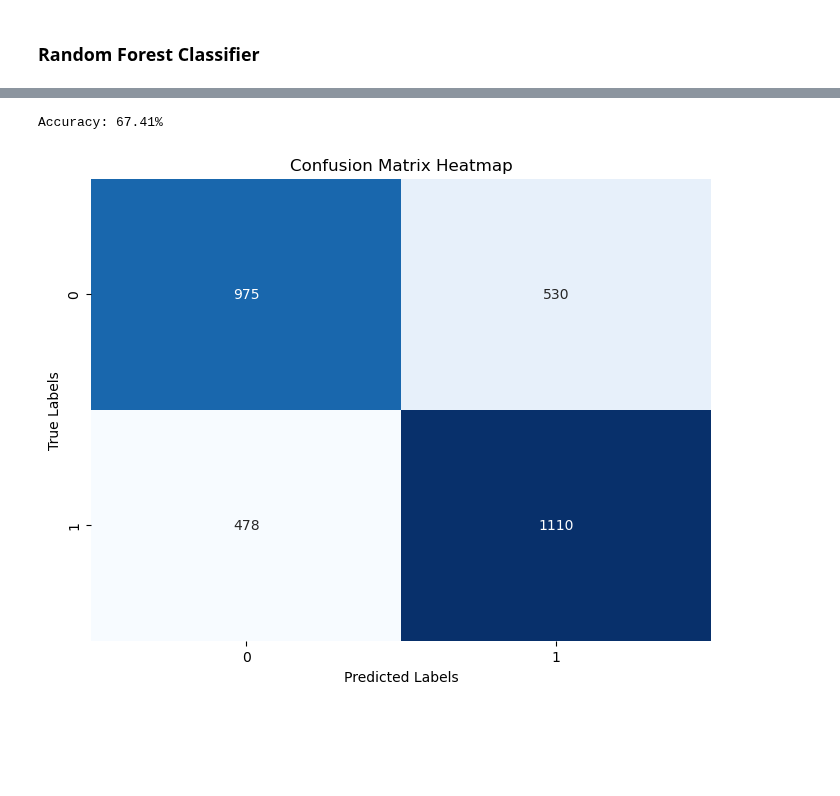
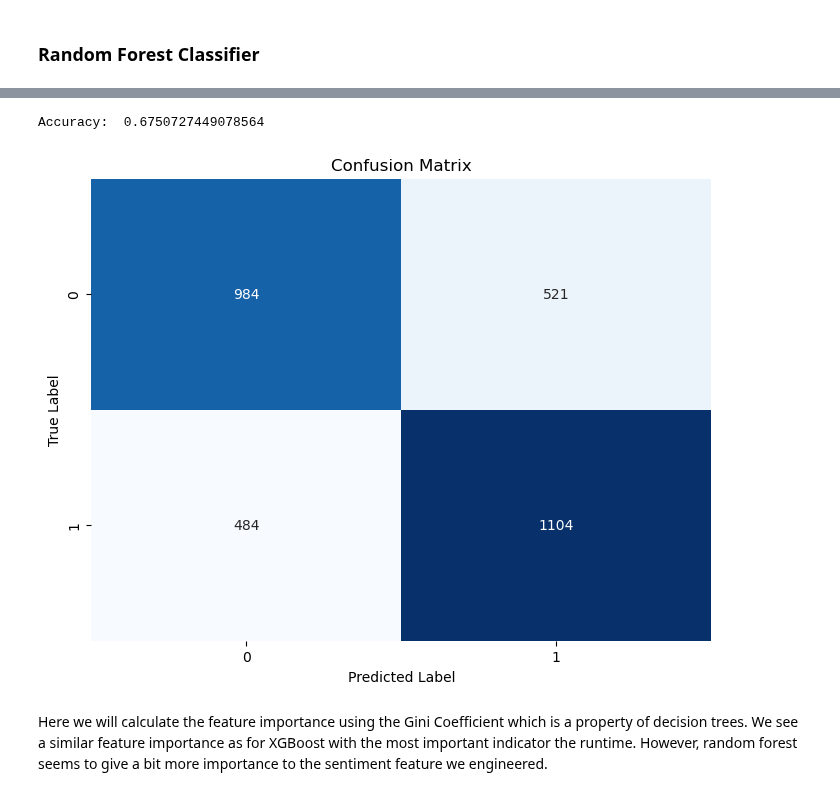
Before and after one commit to EliasMondelaers/datamanagementProject, a Jupyter notebook: Modeling.ipynb, the cells around one changed output, grey strips where cells are left out. Drawn from its saved outputs; the diff is of its cells as text; code cells hidden in the pictures; blank space fills up the shorter version.

```diff
--- a/Modeling.ipynb
+++ b/Modeling.ipynb
@@ -220,18 +257,7 @@ Best Estimator: RandomForestClassifier(max_depth=20, min_samples_leaf=2)
 # %%
-y_pred = grid_search.best_estimator_.predict(X_test)
+evaluate_preds(X_test, y_test, model)
+# %% [output]
+Accuracy:  0.6750727449078564
+[figure, added]
-# %%
-accuracy = accuracy_score(y_test, y_pred)
-print(f'Accuracy: {accuracy * 100:.2f}%')
-
-conf_matrix = confusion_matrix(y_test, y_pred)
-
-plt.figure(figsize=(8, 6))
-sns.heatmap(conf_matrix, annot=True, fmt='g', cmap='Blues', cbar=False)
-
-plt.title('Confusion Matrix Heatmap')
-plt.xlabel('Predicted Labels')
-plt.ylabel('True Labels')
-plt.show()
-# %% [output]
-Accuracy: 67.41%
-[figure, removed]
+# %% [markdown]
+Here we will calculate the feature importance using the Gini Coefficient which is a property of decision trees. We see a similar feature importance as for XGBoost with the most important indicator the runtime. However, random forest seems to give a bit more importance to the sentiment feature we engineered.
```
Also changed, not shown: parts of 16 cells of this notebook, 1 other file.
